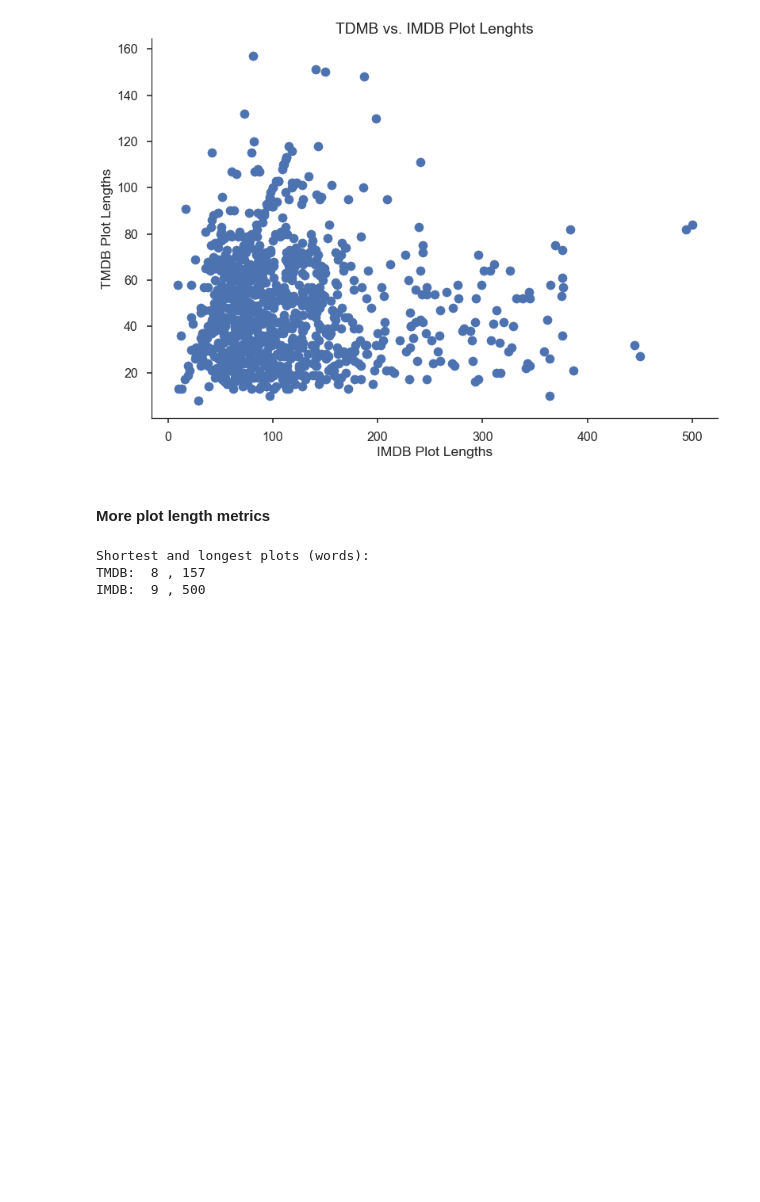
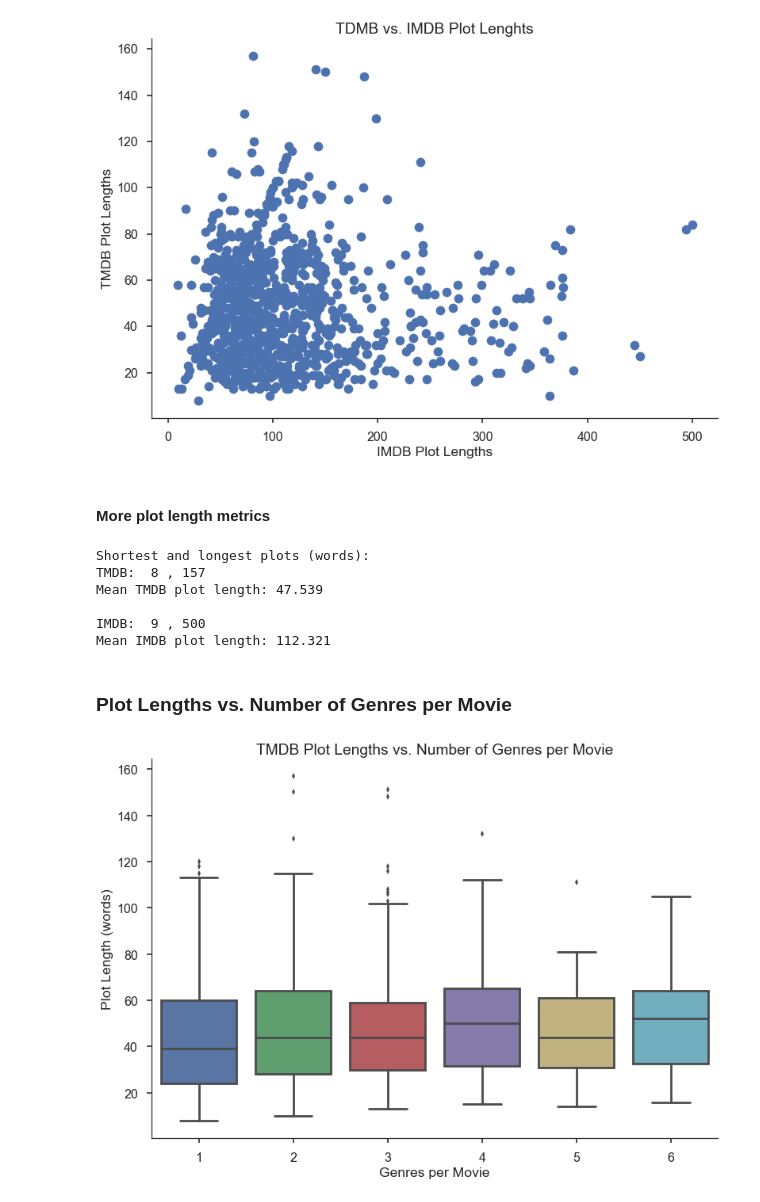
Before and after one commit to Nick-Morgan/Python-Movie-Genre-Predictor, a Jupyter notebook: EDA-Andrew.ipynb, the cells around one changed output. Saved outputs shown, nothing was run; the diff lists cells and outputs as text; code cells hidden in the pictures; blank space fills up the shorter version.

```diff
--- a/EDA-Andrew.ipynb
+++ b/EDA-Andrew.ipynb
@@ -214,8 +214,24 @@ sns.despine();
 # %%
 print('Shortest and longest plots (words):')
 print('TMDB: ', min(tmdb_plot_lengths),',', max(tmdb_plot_lengths))
+print('Mean TMDB plot length:', np.mean(tmdb_plot_lengths))
+print()
 print('IMDB: ', min(imdb_plot_lengths),',', max(imdb_plot_lengths))
+print('Mean IMDB plot length:', np.mean(imdb_plot_lengths))
 # %% [output]
 Shortest and longest plots (words):
 TMDB:  8 , 157
+Mean TMDB plot length: 47.539
+
 IMDB:  9 , 500
+Mean IMDB plot length: 112.321
+# %% [markdown]
+### Plot Lengths vs. Number of Genres per Movie
+# %%
+sns.boxplot(tmdb_num_genres_per_movie, tmdb_plot_lengths)
+plt.title('TMDB Plot Lengths vs. Number of Genres per Movie')
+plt.xlabel('Genres per Movie')
+plt.ylabel('Plot Length (words)')
+sns.despine()
+# %% [output]
+[figure, added]
```
Also changed, not shown: parts of 3 cells of this notebook, 1 other file.
